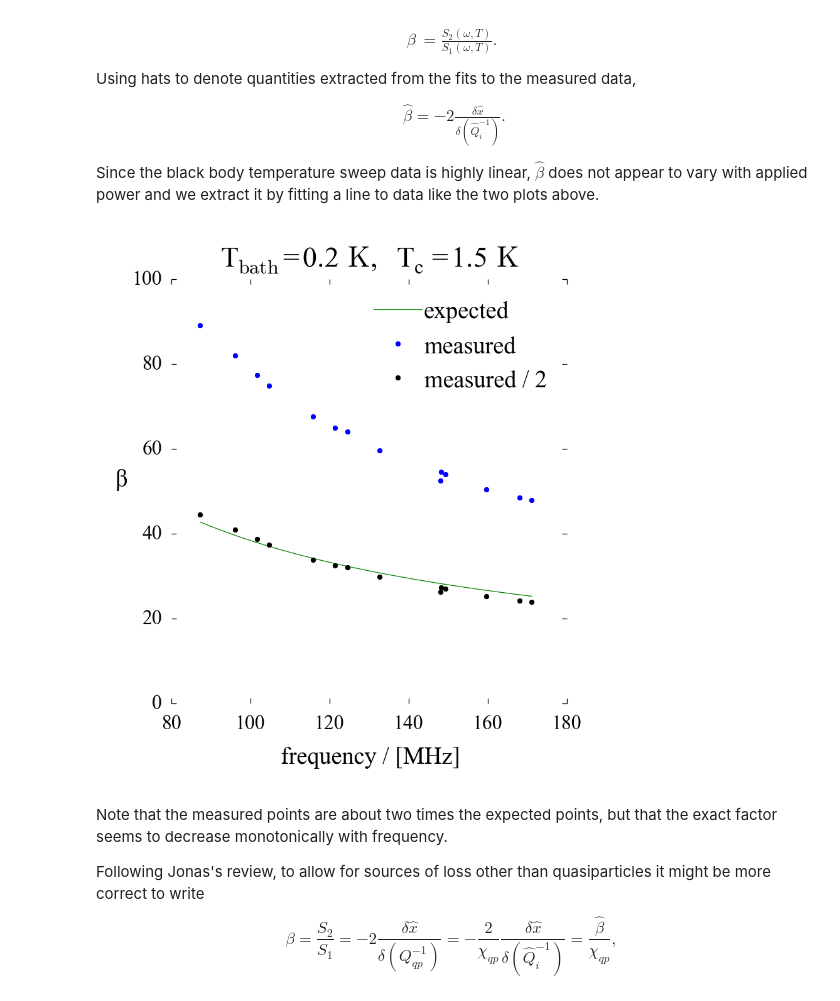
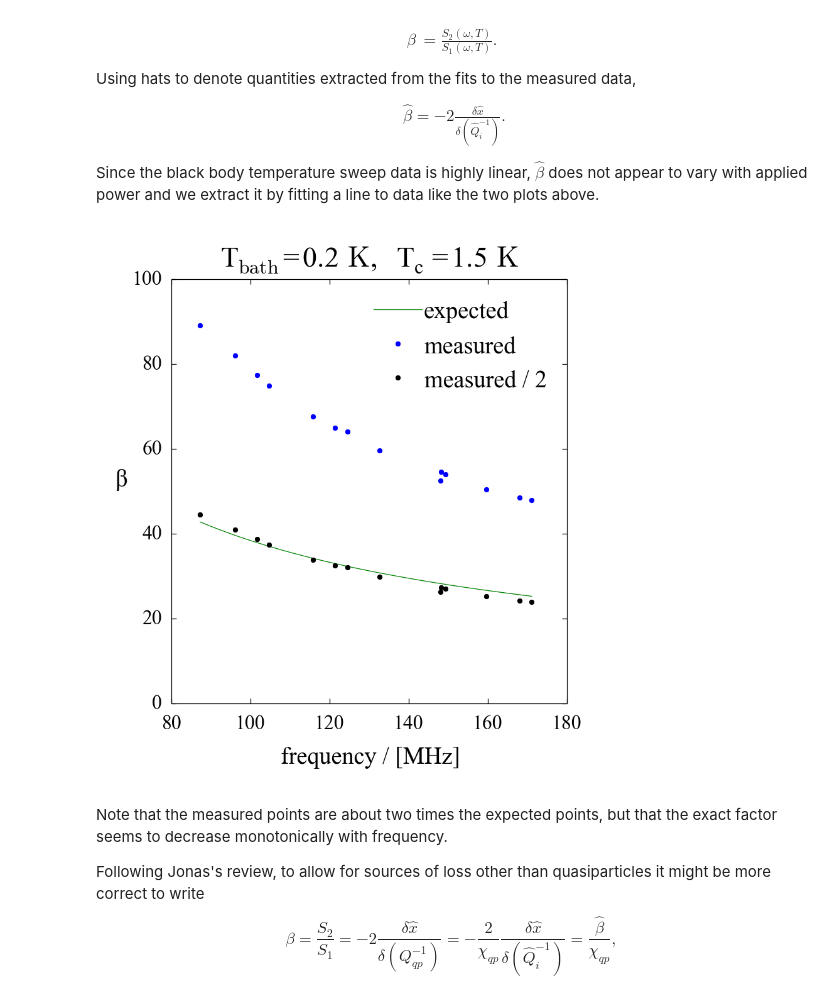
Before and after one commit to danielflanigan/ColumbiaCMB-notebooks, a Jupyter notebook: kids/2014-06-05_JPL_light_data.ipynb, the cells around one changed output. Cells and saved outputs as stored; diff of their text form; code cells hidden in the pictures.

Commit message:
Boxes around plots in 2014-06-05_JPL_light_data

```diff
--- a/kids/2014-06-05_JPL_light_data.ipynb
+++ b/kids/2014-06-05_JPL_light_data.ipynb
@@ -282,17 +268,16 @@ for n in range(n_kids):
     measured_beta.append(-2 * slope)
 # %%
 fig, ax = plt.subplots()
-ax.set_frame_on(False)
 ax.plot(ff, theory_beta, '-g', label='expected')
 ax.plot(f0, measured_beta, '.b', label='measured')
 ax.plot(f0, [beta / 2 for beta in measured_beta], '.k', label='measured / 2')
 ax.set_xlabel('frequency / [MHz]')
 ax.set_ylabel(r'$\beta$', rotation=0)
 ax.set_title(r'$T_{\mathrm{bath}} = 0.2 \, \mathrm{K}, \; T_c = 1.5 \, \mathrm{K}$')
 ax.set_ylim(0, 100)
 ax.legend();
 # %% [output]
-[figure, old version]
+[figure, new version]
 # %% [markdown]
 Note that the measured points are about two times the expected points, but that the exact factor seems to decrease monotonically with frequency.
 
```
Also changed, not shown: parts of 14 cells of this notebook.
